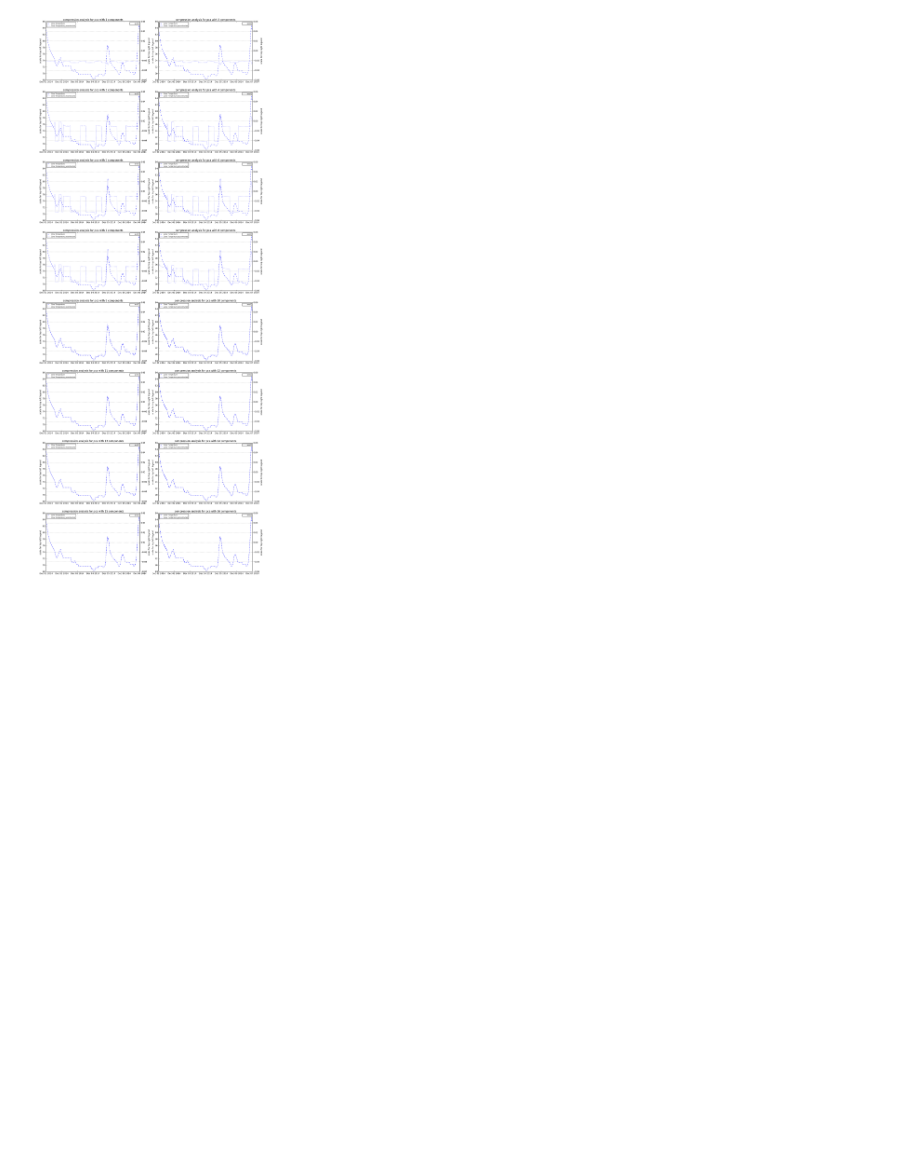
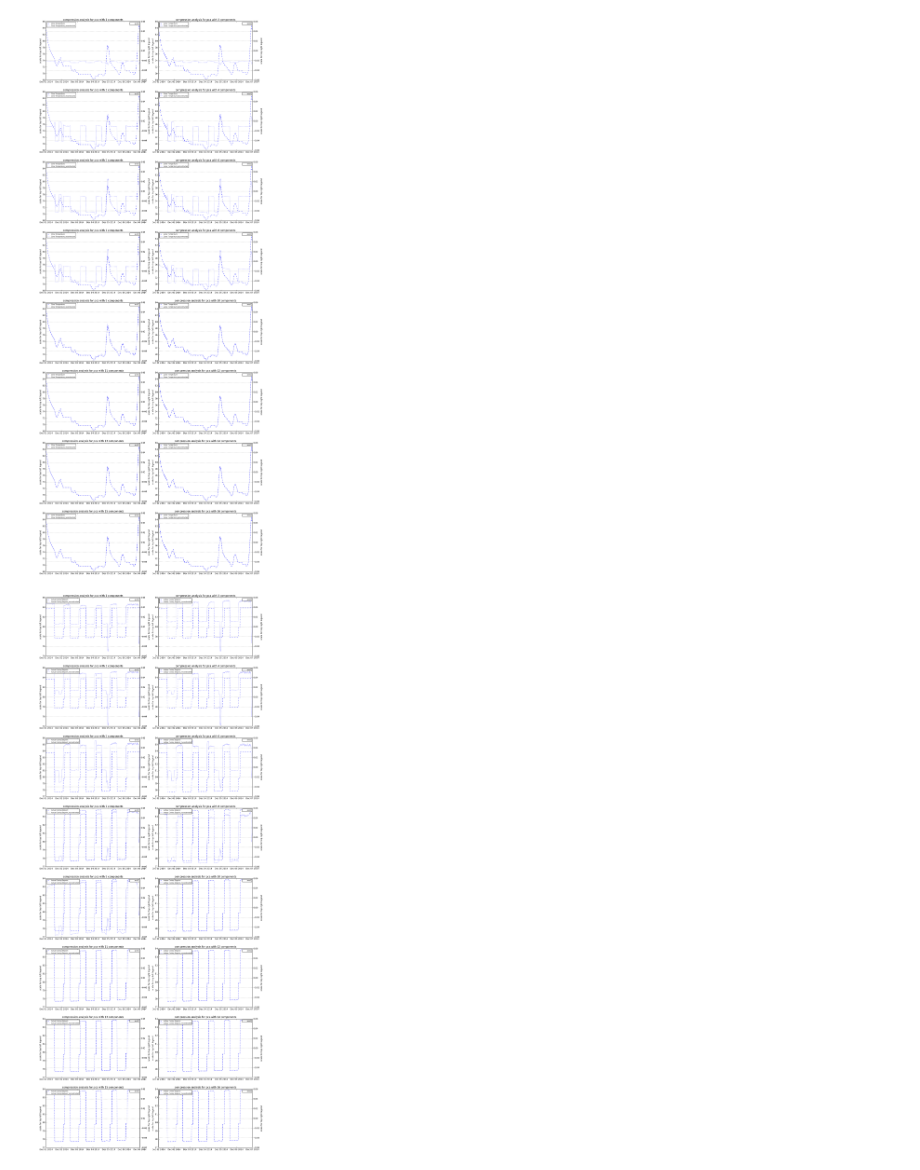
Before and after one commit to mas-dse-mkjaiswa/Capstone, a Jupyter notebook: final/sensor_data_compression_plots.ipynb, the cells around one changed output. Drawn from its saved outputs; the diff is of its cells as text; code cells hidden in the pictures; blank space fills up the shorter version.

```diff
--- a/final/sensor_data_compression_plots.ipynb
+++ b/final/sensor_data_compression_plots.ipynb
@@ -118,3 +136,13 @@ for n_components in range(1,17):
     plotResults(dfs, plotTemplates, method='pca with %d components'%n_components, ax=axes[n_components - 1])
 # %% [output]
 [figure]
+# %%
+fig, axs = plt.subplots(8, 2, figsize=(18, 48))
+axes = axs.flatten()
+for n_components in range(1,17):
+    [dfs, plotTemplates, compressed] = CompressWithPCA(
+        df_4226_all, stTime='2014-12-01', enTime='2014-12-07', template = 'Actual Cooling Setpoint',
+        n_components = n_components)
+    plotResults(dfs, plotTemplates, method='pca with %d components'%n_components, ax=axes[n_components - 1])
+# %% [output]
+[figure, added]
```
Also changed, not shown: parts of 5 cells of this notebook, 2 other files.
